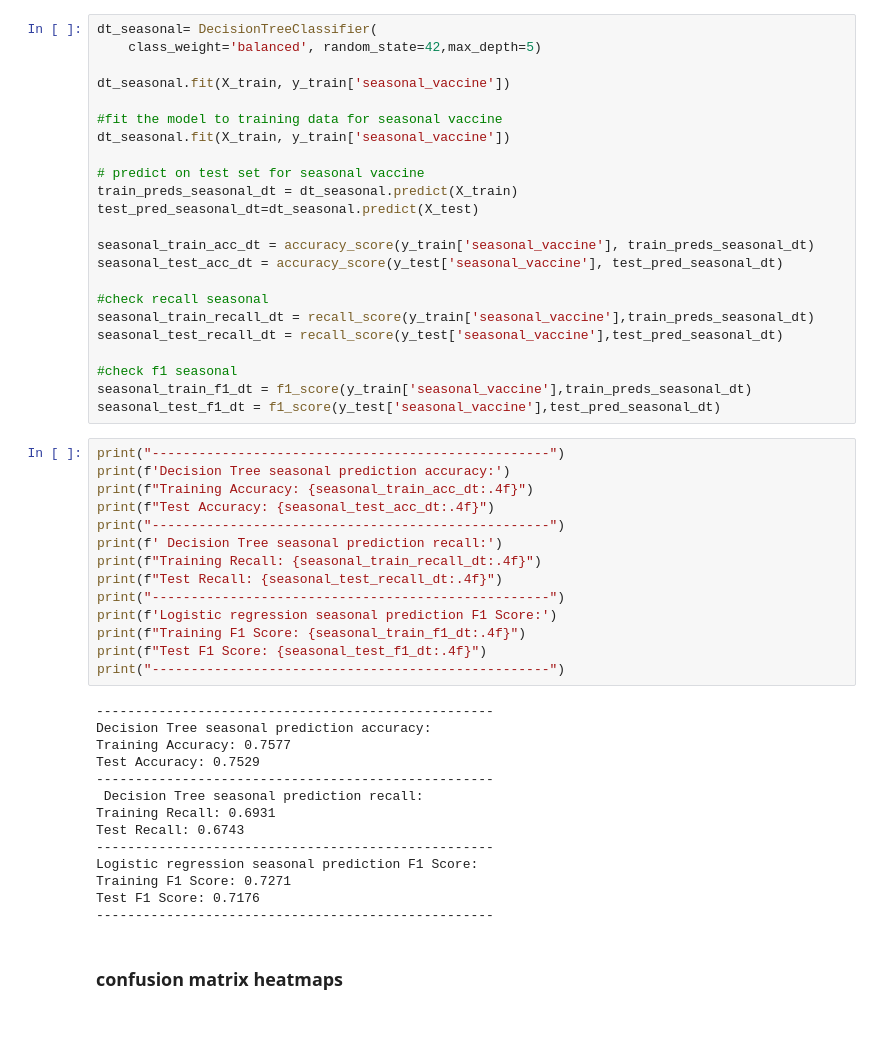
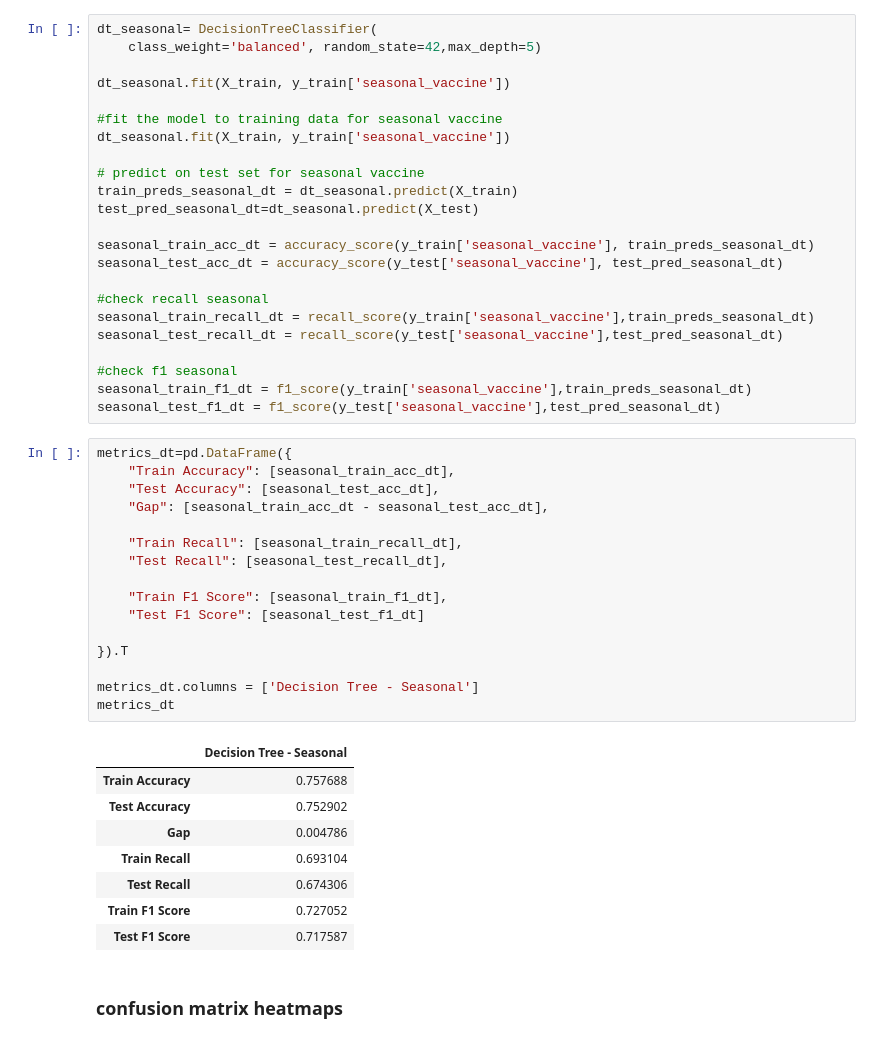
Before and after one commit to sharonkipruto-code/Phase3_project, a Jupyter notebook: flu_index.ipynb, the cells around one changed output. Drawn from its saved outputs; the diff is of its cells as text.

```diff
--- a/flu_index.ipynb
+++ b/flu_index.ipynb
@@ -496,34 +530,31 @@ seasonal_test_recall_dt = recall_score(y_test['seasonal_vaccine'],test_pred_seas
 #check f1 seasonal
 seasonal_train_f1_dt = f1_score(y_train['seasonal_vaccine'],train_preds_seasonal_dt)
 seasonal_test_f1_dt = f1_score(y_test['seasonal_vaccine'],test_pred_seasonal_dt)
-# %%
-print("---------------------------------------------------")
-print(f'Decision Tree seasonal prediction accuracy:')
-print(f"Training Accuracy: {seasonal_train_acc_dt:.4f}")
-print(f"Test Accuracy: {seasonal_test_acc_dt:.4f}")
-print("---------------------------------------------------")
-print(f' Decision Tree seasonal prediction recall:')
-print(f"Training Recall: {seasonal_train_recall_dt:.4f}")
-print(f"Test Recall: {seasonal_test_recall_dt:.4f}")
-print("---------------------------------------------------")
-print(f'Logistic regression seasonal prediction F1 Score:')
-print(f"Training F1 Score: {seasonal_train_f1_dt:.4f}")
-print(f"Test F1 Score: {seasonal_test_f1_dt:.4f}")
-print("---------------------------------------------------")
-# %% [output]
----------------------------------------------------
-Decision Tree seasonal prediction accuracy:
-Training Accuracy: 0.7577
-Test Accuracy: 0.7529
----------------------------------------------------
- Decision Tree seasonal prediction recall:
-Training Recall: 0.6931
-Test Recall: 0.6743
----------------------------------------------------
-Logistic regression seasonal prediction F1 Score:
-Training F1 Score: 0.7271
-Test F1 Score: 0.7176
----------------------------------------------------
+# %%
+metrics_dt=pd.DataFrame({
+    "Train Accuracy": [seasonal_train_acc_dt],
+    "Test Accuracy": [seasonal_test_acc_dt],
+    "Gap": [seasonal_train_acc_dt - seasonal_test_acc_dt],
+
+    "Train Recall": [seasonal_train_recall_dt],
+    "Test Recall": [seasonal_test_recall_dt],
+
+    "Train F1 Score": [seasonal_train_f1_dt],
+    "Test F1 Score": [seasonal_test_f1_dt]
+
+}).T
+
+metrics_dt.columns = ['Decision Tree - Seasonal']
+metrics_dt
+# %% [output]
+|  | Decision Tree - Seasonal |
+| Train Accuracy | 0.757688 |
+| Test Accuracy | 0.752902 |
+| Gap | 0.004786 |
+| Train Recall | 0.693104 |
+| Test Recall | 0.674306 |
+| Train F1 Score | 0.727052 |
+| Test F1 Score | 0.717587 |
 # %% [markdown]
 ### confusion matrix heatmaps
 # %%
```
Also changed, not shown: parts of 16 cells of this notebook, 1 other file.
